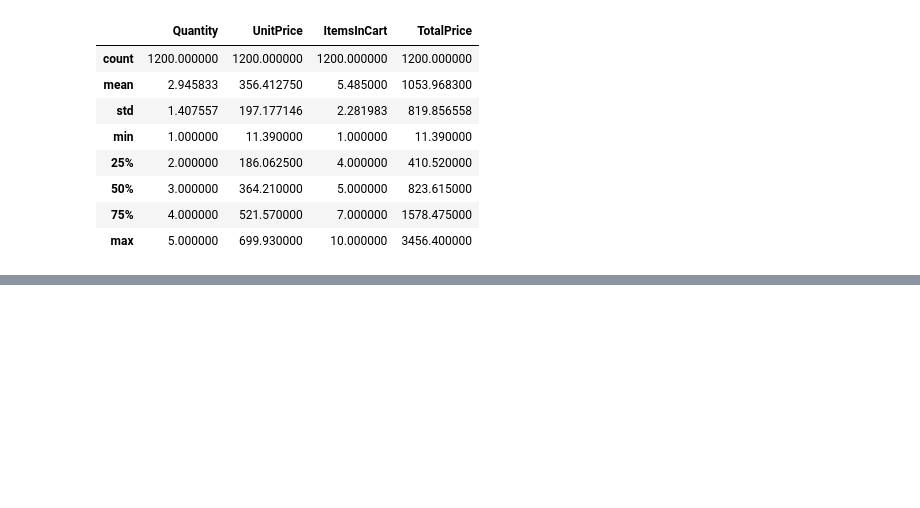
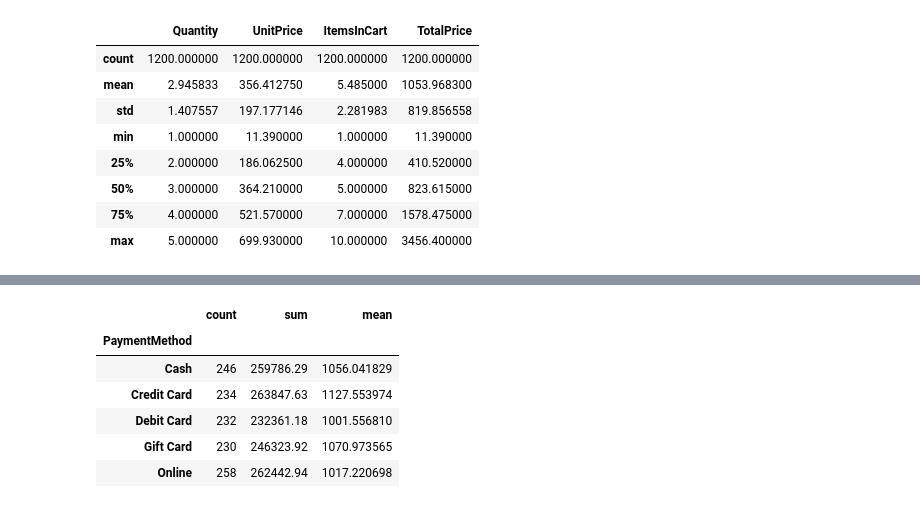
Before and after one commit to antonidarul/retensi_ecommerce, a Jupyter notebook: script.ipynb, the cells around one changed output, grey strips where cells are left out. Saved outputs shown, nothing was run; the diff lists cells and outputs as text; code cells hidden in the pictures; blank space fills up the shorter version.

```diff
--- a/script.ipynb
+++ b/script.ipynb
@@ -163,0 +192,10 @@ data[['Quantity', 'UnitPrice', 'ItemsInCart', 'TotalPrice']].describe()
+# %%
+data.groupby('PaymentMethod')['TotalPrice'].agg(['count', 'sum', 'mean'])
+# %% [output]
+|  | count | sum | mean |
+| PaymentMethod |  |  |  |
+| Cash | 246 | 259786.29 | 1056.041829 |
+| Credit Card | 234 | 263847.63 | 1127.553974 |
+| Debit Card | 232 | 232361.18 | 1001.556810 |
+| Gift Card | 230 | 246323.92 | 1070.973565 |
+| Online | 258 | 262442.94 | 1017.220698 |
```
Also changed, not shown: parts of 14 cells of this notebook.
